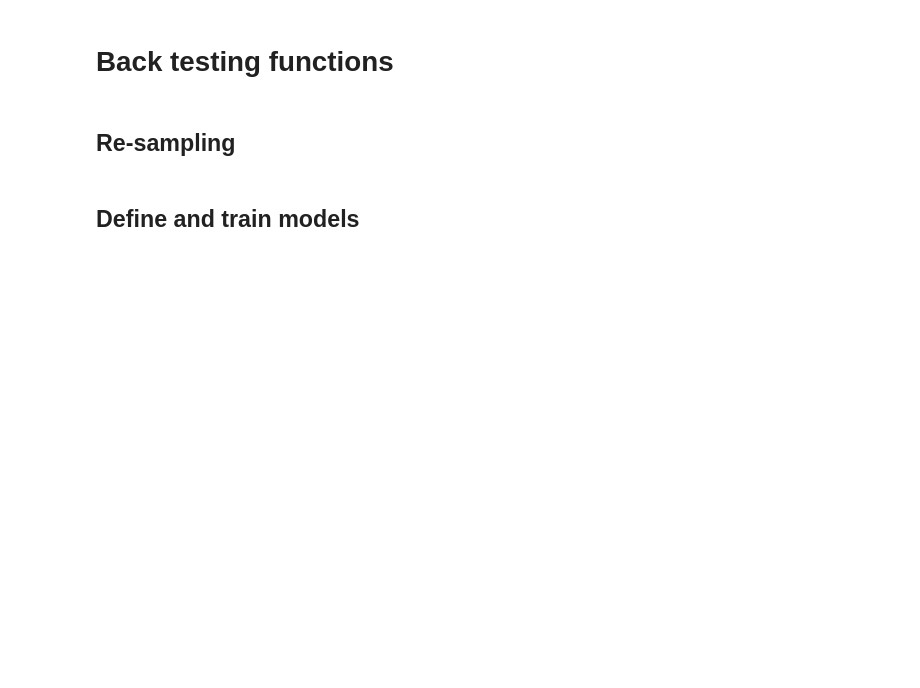
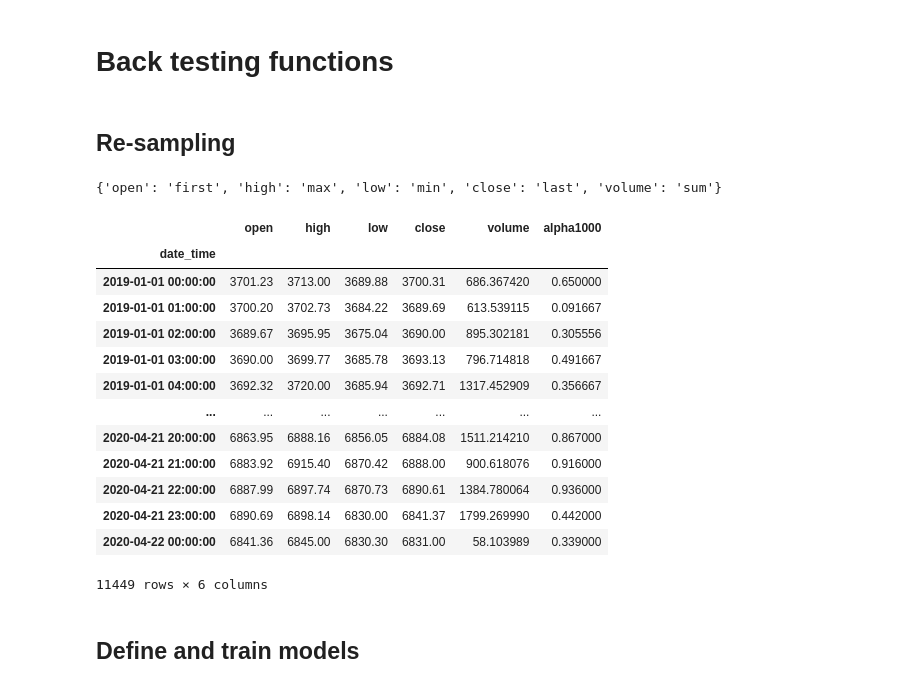
Before and after one commit to ehsan-shahbazi/statistical_pov_R_and_D, a Jupyter notebook: 1_proof_of_concept.ipynb, the cells around one changed output. Cells and saved outputs as stored; diff of their text form; code cells hidden in the pictures; blank space fills up the shorter version.

```diff
--- a/1_proof_of_concept.ipynb
+++ b/1_proof_of_concept.ipynb
@@ -130,20 +173,36 @@ array([<AxesSubplot:xlabel='date_time'>, <AxesSubplot:xlabel='date_time'>],
 # %%
 aggregation_dict = {
     features.open: 'first',
     features.high: 'max',
     features.low: 'min',
     features.close: 'last',
-    self.volume: 'sum'
+    features.volume: 'sum'
 }
 print(aggregation_dict)
 for alpha in ALPHAS:
     aggregation_dict[f'alpha{alpha}'] = 'last'
 
 ohlcv_df = (
     bitcoin_price_with_alpha_df
     .resample('1H')
     .agg(
         aggregation_dict
     )
 )
 ohlcv_df
+# %% [output]
+{'open': 'first', 'high': 'max', 'low': 'min', 'close': 'last', 'volume': 'sum'}
+|  | open | high | low | close | volume | alpha1000 |
+| date_time |  |  |  |  |  |  |
+| 2019-01-01 00:00:00 | 3701.23 | 3713.00 | 3689.88 | 3700.31 | 686.367420 | 0.650000 |
+| 2019-01-01 01:00:00 | 3700.20 | 3702.73 | 3684.22 | 3689.69 | 613.539115 | 0.091667 |
+| 2019-01-01 02:00:00 | 3689.67 | 3695.95 | 3675.04 | 3690.00 | 895.302181 | 0.305556 |
+| 2019-01-01 03:00:00 | 3690.00 | 3699.77 | 3685.78 | 3693.13 | 796.714818 | 0.491667 |
+| 2019-01-01 04:00:00 | 3692.32 | 3720.00 | 3685.94 | 3692.71 | 1317.452909 | 0.356667 |
+| ... | ... | ... | ... | ... | ... | ... |
+| 2020-04-21 20:00:00 | 6863.95 | 6888.16 | 6856.05 | 6884.08 | 1511.214210 | 0.867000 |
+| 2020-04-21 21:00:00 | 6883.92 | 6915.40 | 6870.42 | 6888.00 | 900.618076 | 0.916000 |
+| 2020-04-21 22:00:00 | 6887.99 | 6897.74 | 6870.73 | 6890.61 | 1384.780064 | 0.936000 |
+| 2020-04-21 23:00:00 | 6890.69 | 6898.14 | 6830.00 | 6841.37 | 1799.269990 | 0.442000 |
+| 2020-04-22 00:00:00 | 6841.36 | 6845.00 | 6830.30 | 6831.00 | 58.103989 | 0.339000 |
+11449 rows × 6 columns
```
Also changed, not shown: parts of 6 cells of this notebook.
